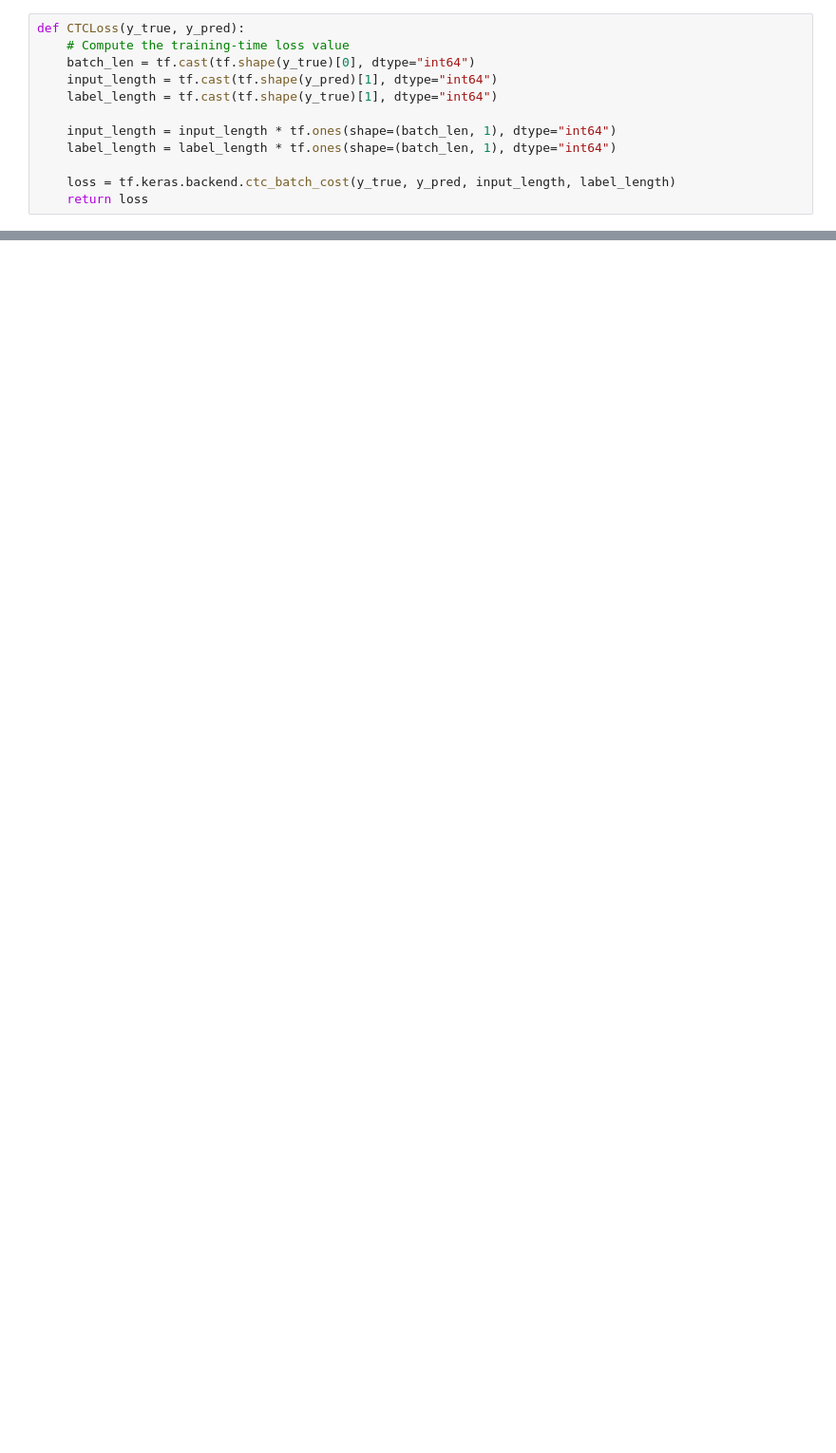
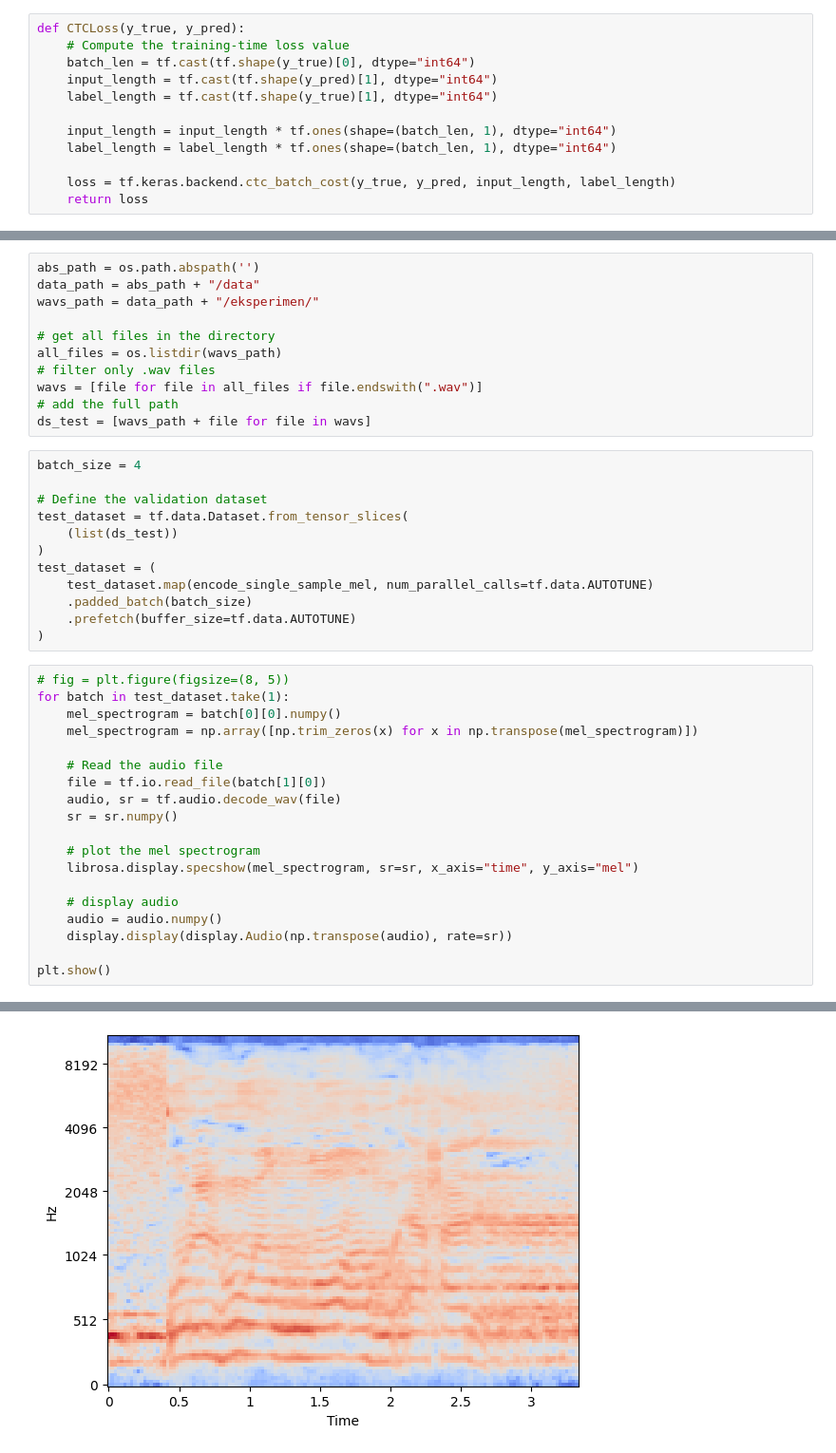
Before and after one commit to progantara/preprocessing-analisis-qr-tr-indo, a Jupyter notebook: inference.ipynb, the cells around one changed output, grey strips where cells are left out. Shown at 95% size. Cells and saved outputs as stored; diff of their text form; blank space fills up the shorter version.

```diff
--- a/inference.ipynb
+++ b/inference.ipynb
@@ -259,0 +128,43 @@ model.load_weights("model156.h5")
+# %%
+abs_path = os.path.abspath('')
+data_path = abs_path + "/data"
+wavs_path = data_path + "/eksperimen/"
+
+# get all files in the directory
+all_files = os.listdir(wavs_path)
+# filter only .wav files
+wavs = [file for file in all_files if file.endswith(".wav")]
+# add the full path
+ds_test = [wavs_path + file for file in wavs]
+# %%
+batch_size = 4
+
+# Define the validation dataset
+test_dataset = tf.data.Dataset.from_tensor_slices(
+    (list(ds_test))
+)
+test_dataset = (
+    test_dataset.map(encode_single_sample_mel, num_parallel_calls=tf.data.AUTOTUNE)
+    .padded_batch(batch_size)
+    .prefetch(buffer_size=tf.data.AUTOTUNE)
+)
+# %%
+# fig = plt.figure(figsize=(8, 5))
+for batch in test_dataset.take(1):
+    mel_spectrogram = batch[0][0].numpy()
+    mel_spectrogram = np.array([np.trim_zeros(x) for x in np.transpose(mel_spectrogram)])
+
+    # Read the audio file
+    file = tf.io.read_file(batch[1][0])
+    audio, sr = tf.audio.decode_wav(file)
+    sr = sr.numpy()
+
+    # plot the mel spectrogram
+    librosa.display.specshow(mel_spectrogram, sr=sr, x_axis="time", y_axis="mel")
+
+    # display audio
+    audio = audio.numpy()
+    display.display(display.Audio(np.transpose(audio), rate=sr))
+
+plt.show()
+# %% [output]
@@ -259,0 +172 @@ model.load_weights("model156.h5")
+[figure, added]
```
Also changed, not shown: parts of 20 cells of this notebook, 1 other file.
